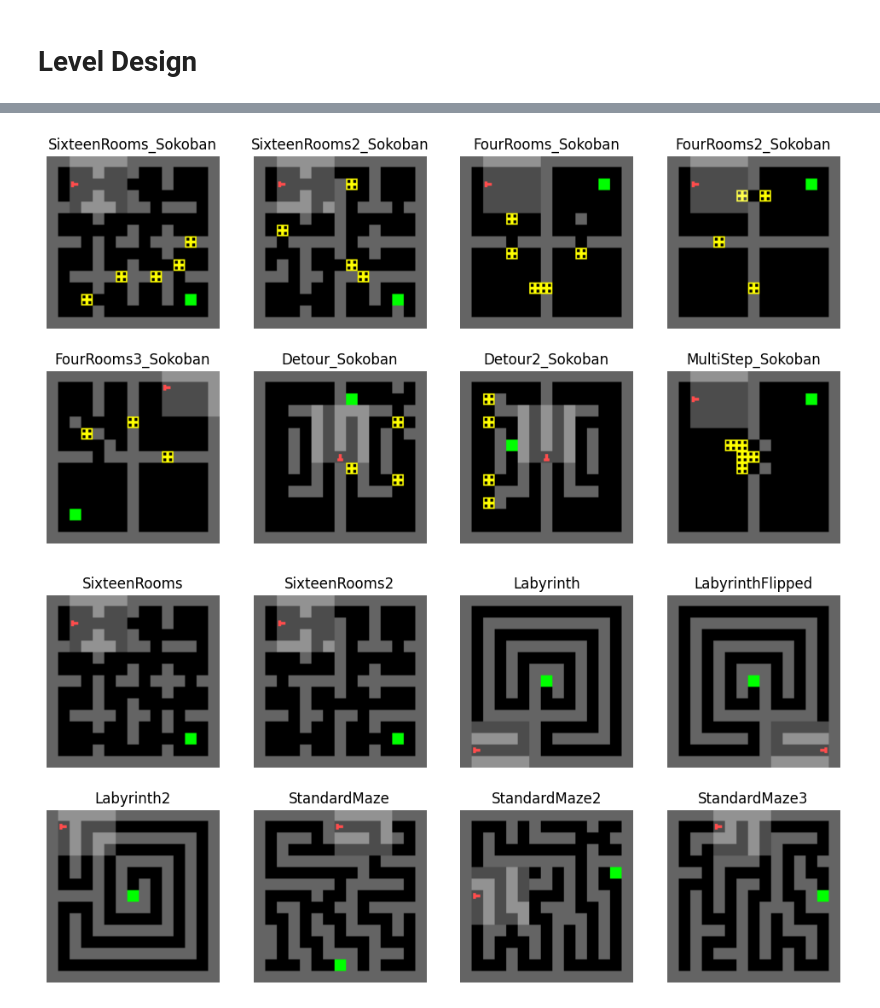
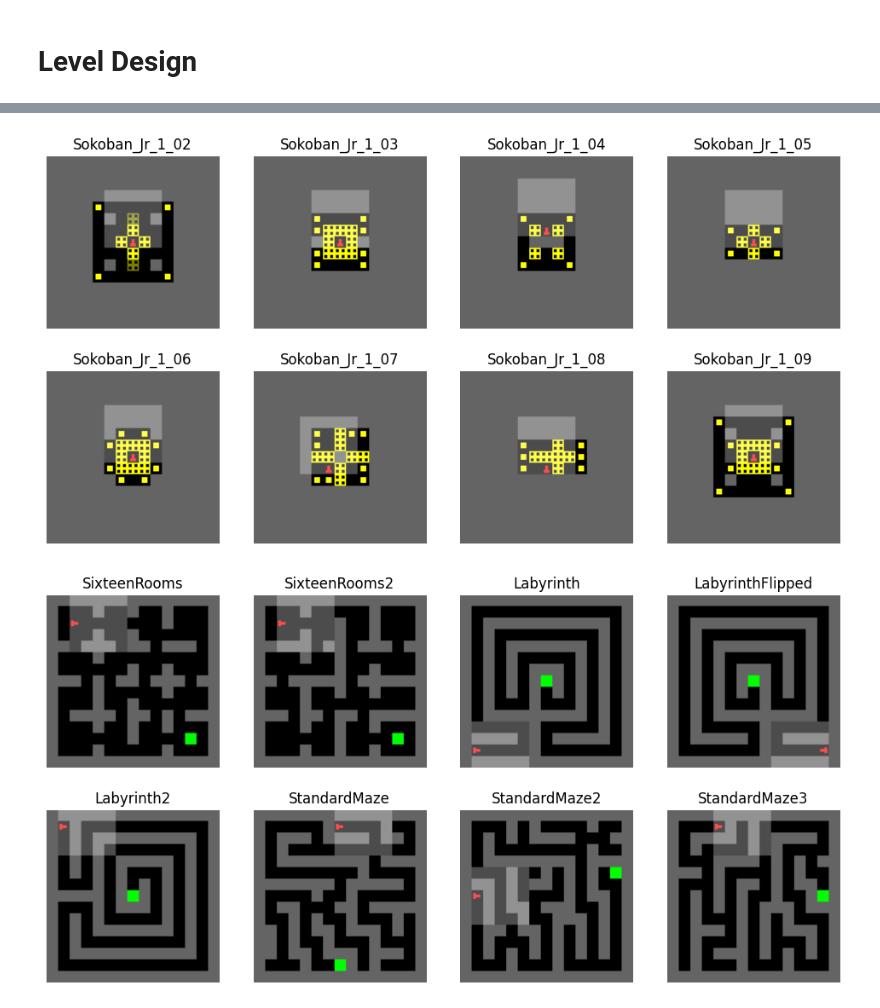
Before and after one commit to HarryMJMead/Dynamic-Environment-Generation-for-UED, a Jupyter notebook: env_testing/sokoban_maze_editor.ipynb, the cells around one changed output, grey strips where cells are left out. Drawn from its saved outputs; the diff is of its cells as text; code cells hidden in the pictures.

Commit message:
sokoban now plays correctly

```diff
--- a/env_testing/sokoban_maze_editor.ipynb
+++ b/env_testing/sokoban_maze_editor.ipynb
@@ -260,3 +319,16 @@ sokoban_minigrid_levels = [
     "Detour2_Sokoban",
     "MultiStep_Sokoban",
 ]
+
+sokoban_new_levels = [
+    "Sokoban_Jr_1_02",
+    "Sokoban_Jr_1_03",
+    "Sokoban_Jr_1_04",
+    "Sokoban_Jr_1_05",
+    "Sokoban_Jr_1_06",
+    "Sokoban_Jr_1_07",
+    "Sokoban_Jr_1_08",
+    "Sokoban_Jr_1_09",
+    "Sokoban_Jr_1_12",
+    "Sokoban_Jr_1_16"
+]
@@ -263,14 +370,14 @@ sokoban_minigrid_levels = [
 # %%
-levels = Level.load_prefabs(sokoban_minigrid_levels)
+levels = Level.load_prefabs(sokoban_new_levels)
 level_images = jax.vmap(env_renderer.render_state, (0, None))(levels, env_params)
 
 fig, axes = plt.subplots(2, 4, figsize=(12, 6))
 for i, ax in enumerate(axes.flat):
-    ax.set_title(sokoban_minigrid_levels[i])
+    ax.set_title(sokoban_new_levels[i])
     ax.imshow(level_images[i])
     ax.axis('off')
 # %% [output]
-[figure, old version]
+[figure, new version]
 # %%
 levels = Level.load_prefabs(minigrid_levels)
 level_images = jax.vmap(env_renderer.render_state, (0, None))(levels, env_params)
```
Also changed, not shown: parts of 11 cells of this notebook, 18 other files.
